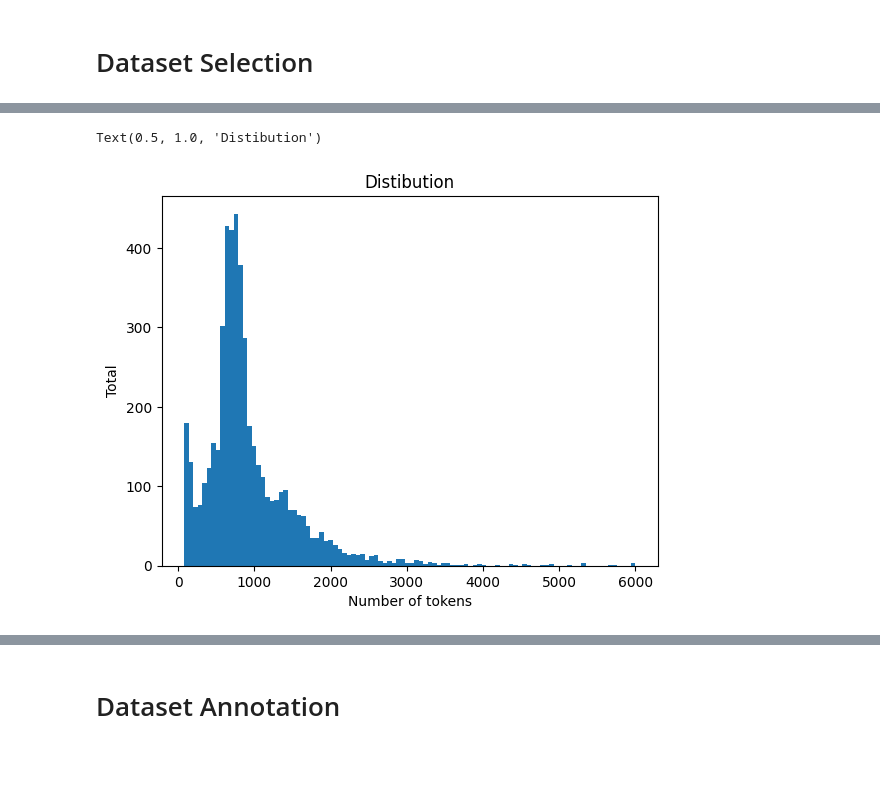
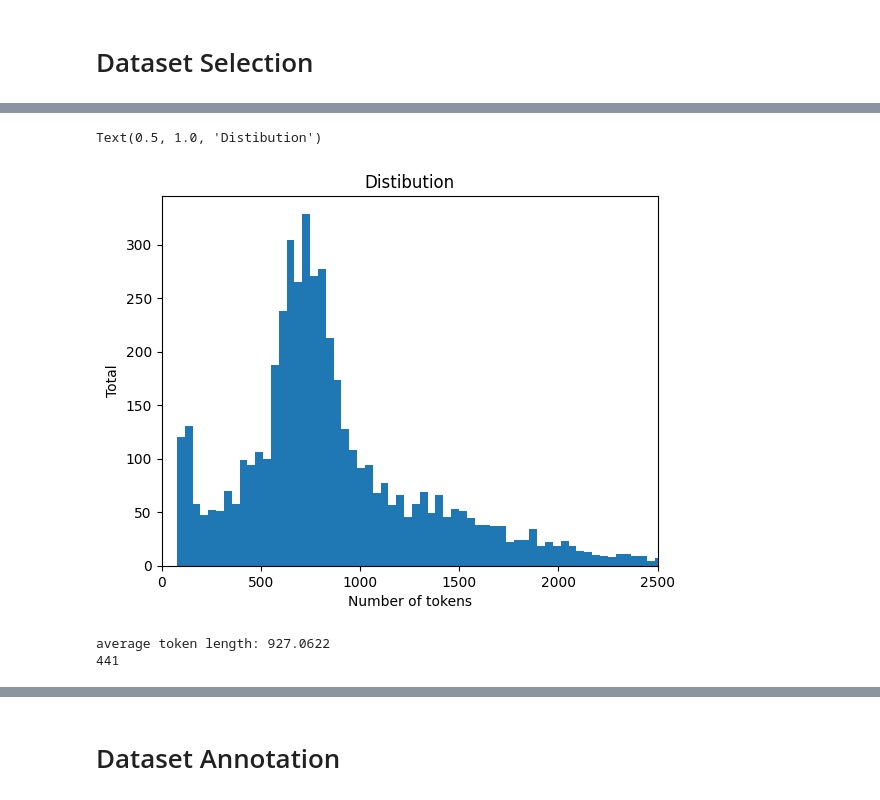
Before and after one commit to gabriel-mercier/Small-Langage-Model-Finetuning-for-Summarization, a Jupyter notebook: generate_dataset.ipynb, the cells around one changed output, grey strips where cells are left out. Cells and saved outputs as stored; diff of their text form; code cells hidden in the pictures; blank space fills up the shorter version.

Commit message:
code for report figures and examples

```diff
--- a/generate_dataset.ipynb
+++ b/generate_dataset.ipynb
@@ -41,16 +43,23 @@ tokenizer_llm = AutoTokenizer.from_pretrained(llm_name,
 # %%
 def get_token_length(example):
     tokens = tokenizer_llm(example["text"], truncation=True, max_length=6000)["input_ids"]
     return {"token_length": len(tokens)}
 
 dataset_token = dataset.map(get_token_length)
 
-plt.hist(dataset_token["token_length"], bins=100)
+plt.hist(dataset_token["token_length"], bins=150)
+plt.xlim(0, 2500)
 plt.xlabel("Number of tokens")
 plt.ylabel("Total")
 plt.title("Distibution")
 # %% [output]
 Text(0.5, 1.0, 'Distibution')
-[figure, old version]
+[figure, new version]
+# %%
+print('average token length:', sum(dataset_token["token_length"]) / len(dataset_token["token_length"]))
+print(dataset_token['token_length'][3538])
+# %% [output]
+average token length: 927.0622
+441
 # %%
 max_length = 2500
```
Also changed, not shown: parts of 8 cells of this notebook.
